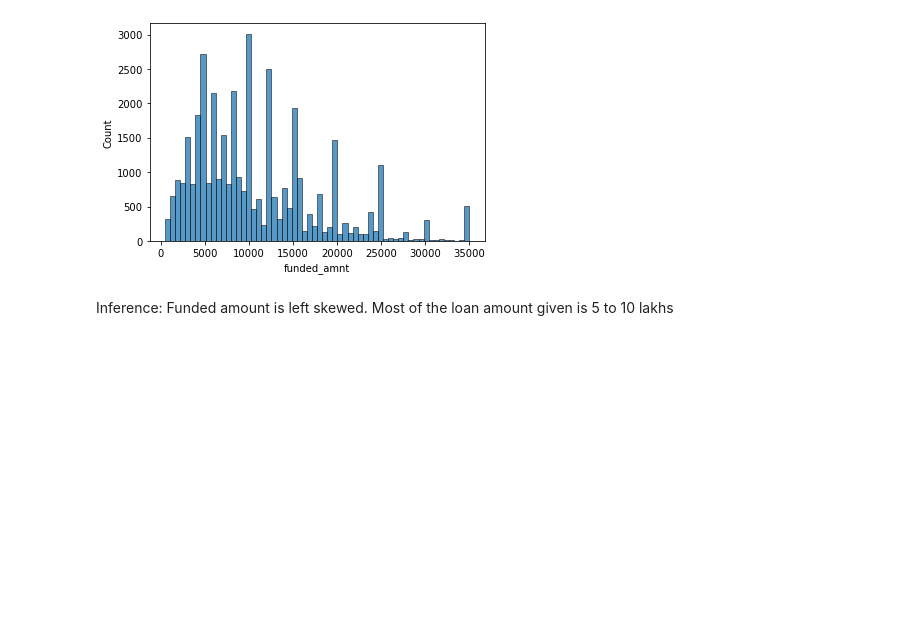
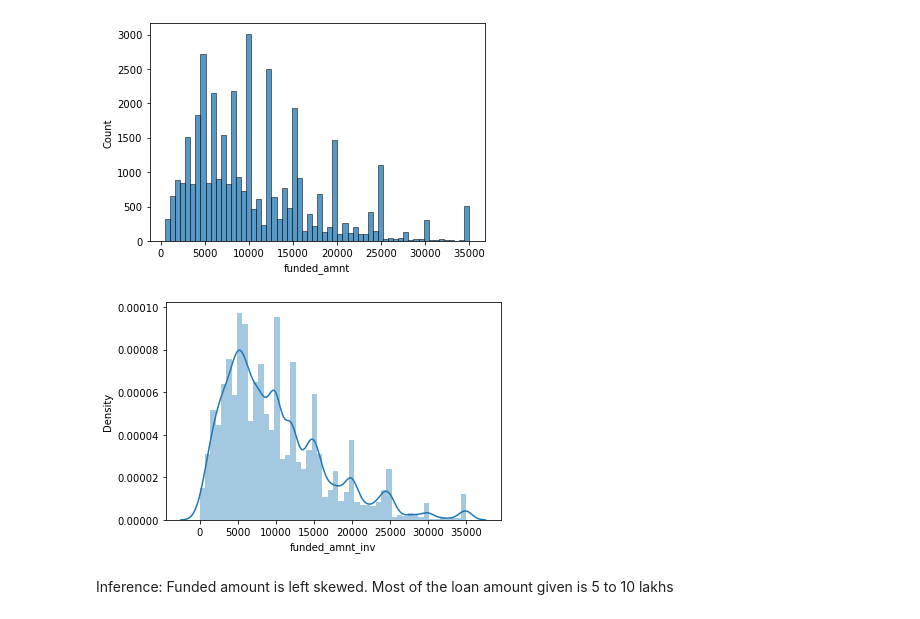
Before and after one commit to ritesd/lendingclubcasestudy, a Jupyter notebook: Ritesh_Dubey.ipynb, the cells around one changed output. Cells and saved outputs as stored; diff of their text form; code cells hidden in the pictures; blank space fills up the shorter version.

```diff
--- a/Ritesh_Dubey.ipynb
+++ b/Ritesh_Dubey.ipynb
@@ -387,6 +415,11 @@ sns.histplot(df["funded_amnt"])
 [figure]
 <AxesSubplot:xlabel='funded_amnt', ylabel='Count'>
 [figure]
+# %%
+sns.distplot(df["funded_amnt_inv"])
+plt.show()
+# %% [output]
+[figure, added]
 # %% [markdown]
 Inference: Funded amount is left skewed. Most of the loan amount given is 5 to 10 lakhs
 # %%
```
Also changed, not shown: parts of 14 cells of this notebook, 3 other files.
